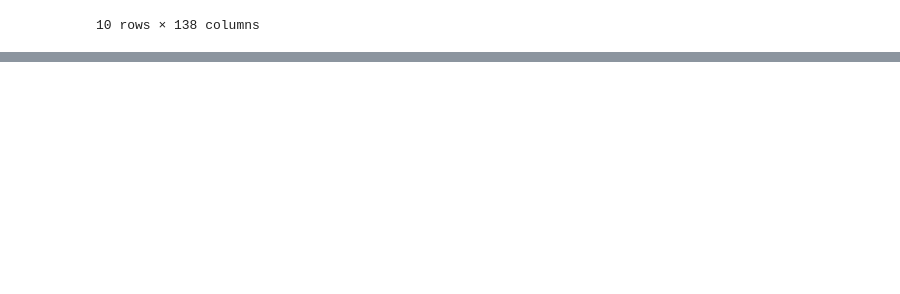
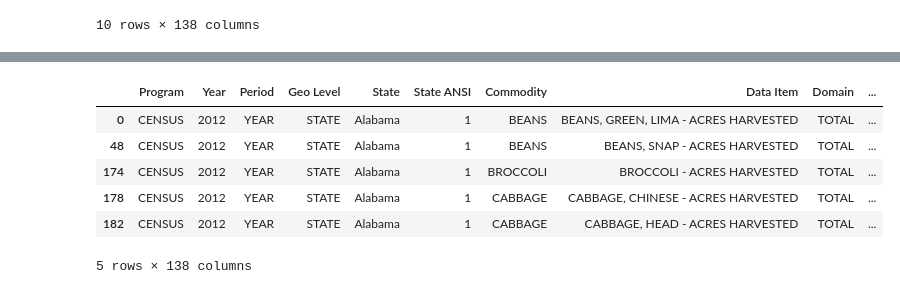
Before and after one commit to KinishaF/edible_vs_ornamental, a Jupyter notebook: Scripts/edible or ornamental.ipynb, the cells around one changed output, grey strips where cells are left out. Drawn from its saved outputs; the diff is of its cells as text; code cells hidden in the pictures; blank space fills up the shorter version.

Commit message:
edibleandornamental

```diff
--- a/Scripts/edible or ornamental.ipynb
+++ b/Scripts/edible or ornamental.ipynb
@@ -1127,0 +1180,10 @@ states_by_edible
+# %%
+states_by_edible.head()
+# %% [output]
+|  | Program | Year | Period | Geo Level | State | State ANSI | Commodity | Data Item | Domain | ... |
+| 0 | CENSUS | 2012 | YEAR | STATE | Alabama | 1 | BEANS | BEANS, GREEN, LIMA - ACRES HARVESTED | TOTAL | ... |
+| 48 | CENSUS | 2012 | YEAR | STATE | Alabama | 1 | BEANS | BEANS, SNAP - ACRES HARVESTED | TOTAL | ... |
+| 174 | CENSUS | 2012 | YEAR | STATE | Alabama | 1 | BROCCOLI | BROCCOLI - ACRES HARVESTED | TOTAL | ... |
+| 178 | CENSUS | 2012 | YEAR | STATE | Alabama | 1 | CABBAGE | CABBAGE, CHINESE - ACRES HARVESTED | TOTAL | ... |
+| 182 | CENSUS | 2012 | YEAR | STATE | Alabama | 1 | CABBAGE | CABBAGE, HEAD - ACRES HARVESTED | TOTAL | ... |
+5 rows × 138 columns
```
Also changed, not shown: parts of 26 cells of this notebook, 1 other file.
